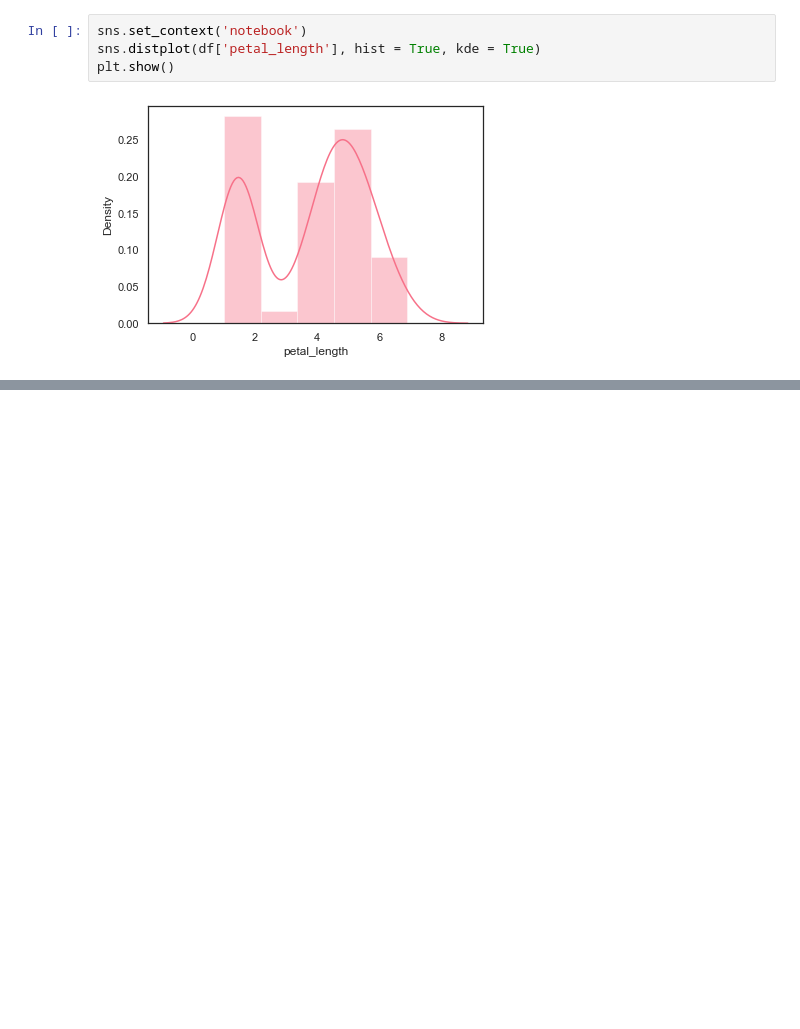
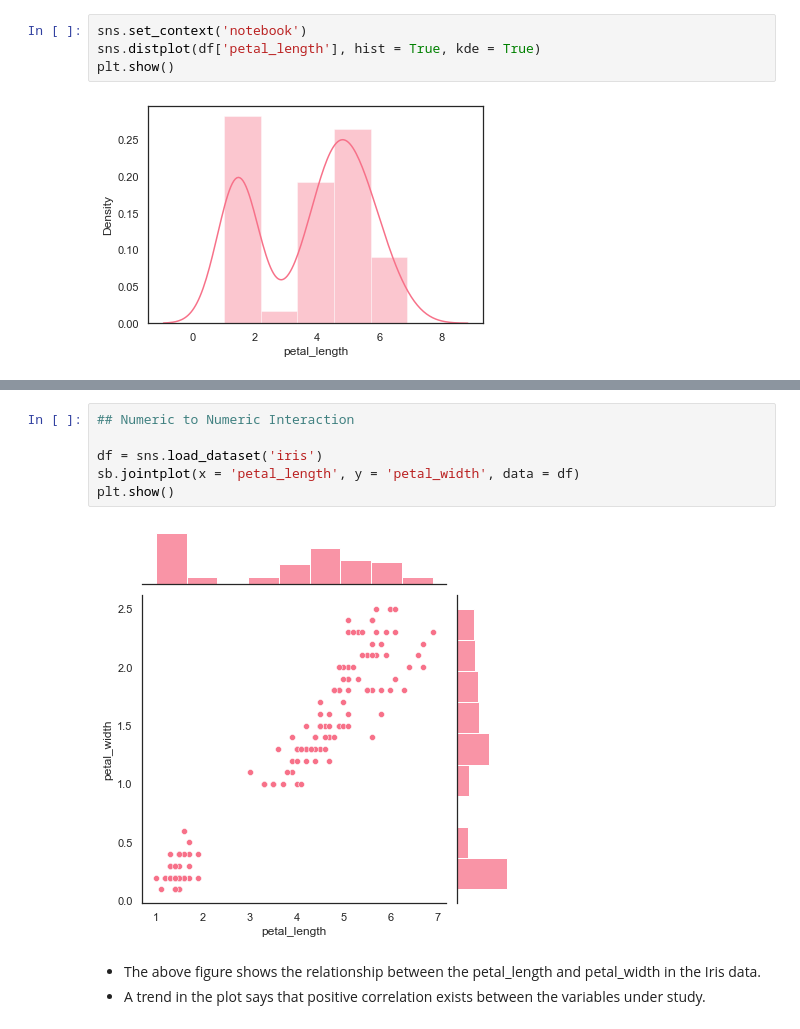
Before and after one commit to ApurbaKumarMajumder/Machine-Learning, a Jupyter notebook: seaborn_tutorial.ipynb, the cells around one changed output, grey strips where cells are left out. Cells and saved outputs as stored; diff of their text form; blank space fills up the shorter version.

```diff
--- a/seaborn_tutorial.ipynb
+++ b/seaborn_tutorial.ipynb
@@ -385,0 +410,11 @@ plt.show()
+# %%
+## Numeric to Numeric Interaction
+
+df = sns.load_dataset('iris')
+sb.jointplot(x = 'petal_length', y = 'petal_width', data = df)
+plt.show()
+# %% [output]
+[figure, added]
+# %% [markdown]
+* The above figure shows the relationship between the petal_length and petal_width in the Iris data.
+* A trend in the plot says that positive correlation exists between the variables under study.
```
Also changed, not shown: parts of 7 cells of this notebook.
